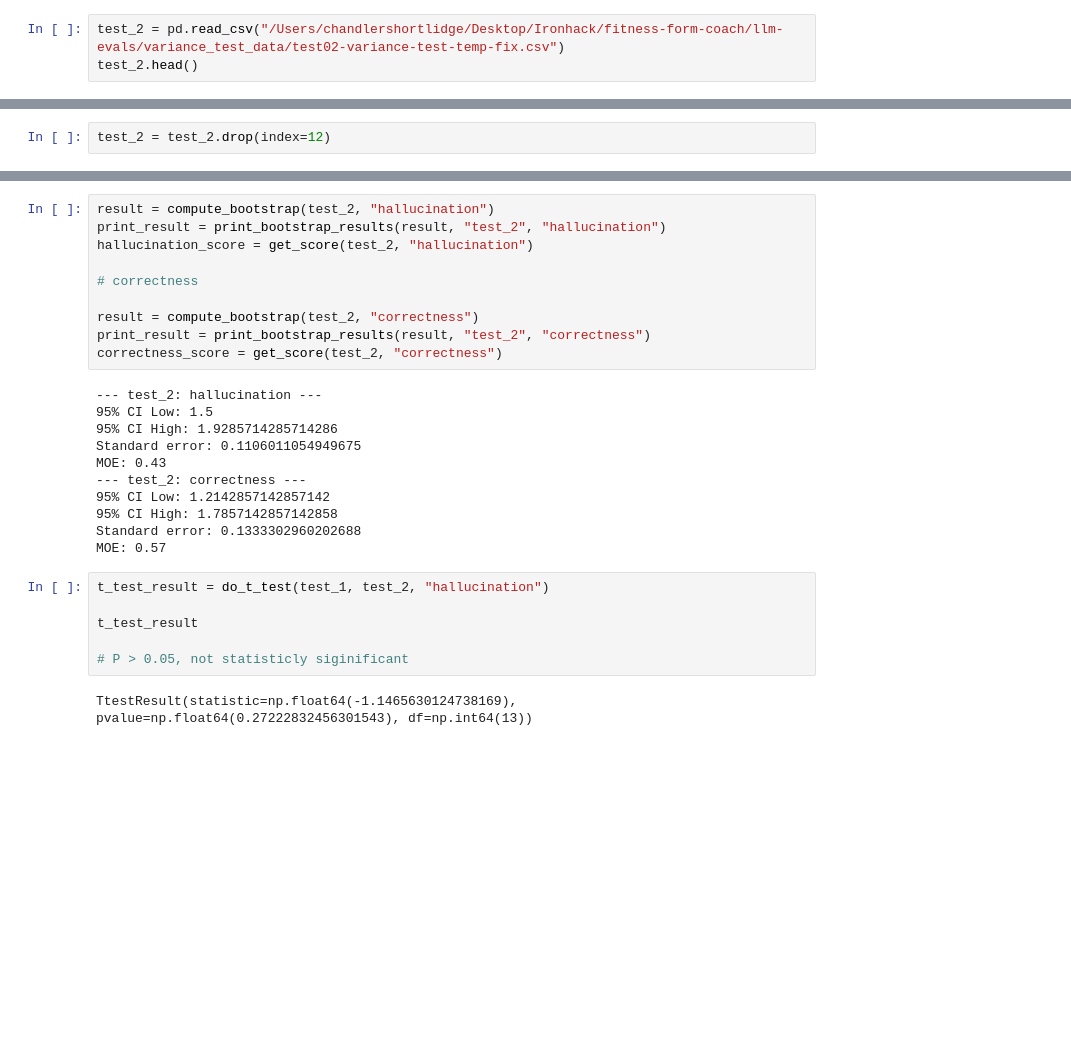
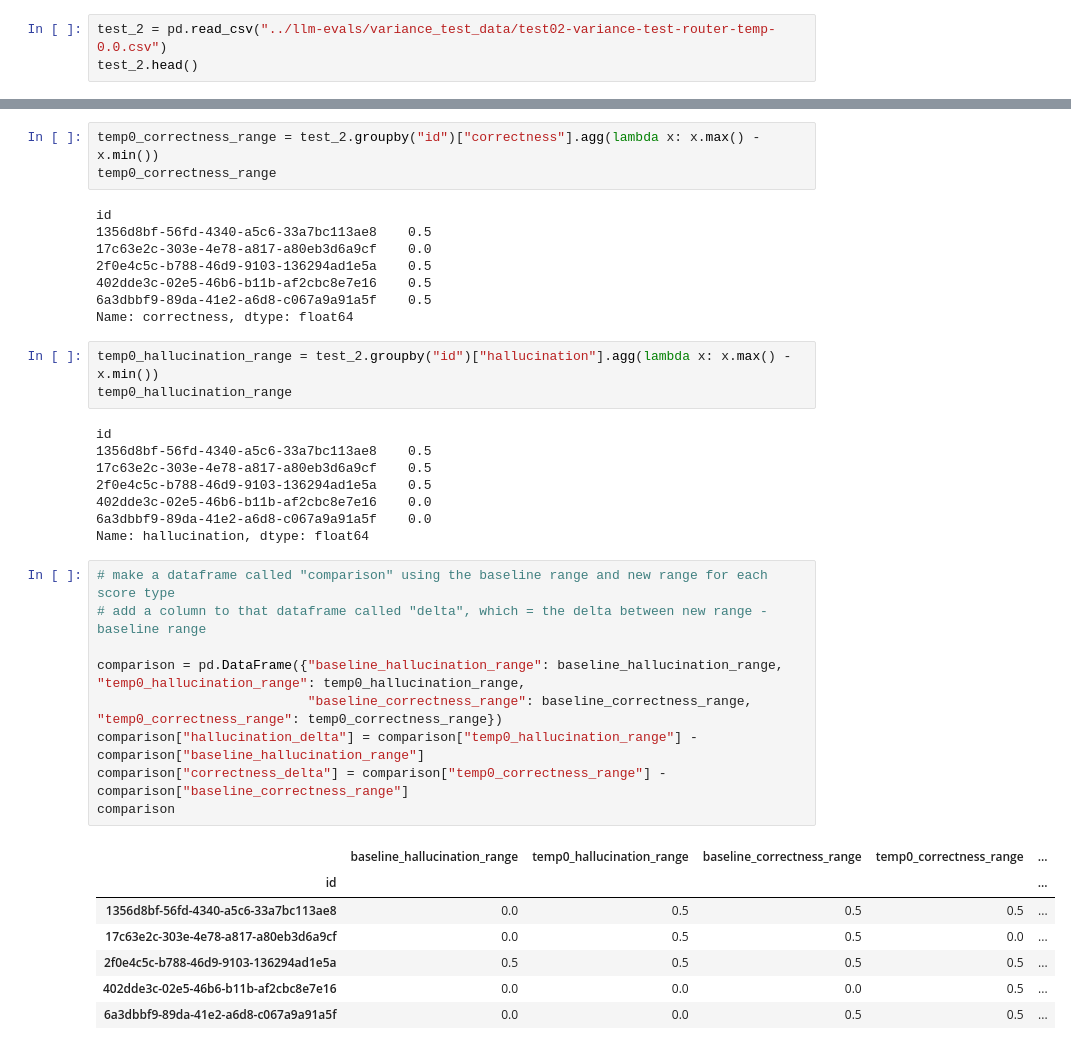
Before and after one commit to chandlershortlidge/form-coach-ai, a Jupyter notebook: llm-evals/variance_evals.ipynb, the cells around one changed output, grey strips where cells are left out. Cells and saved outputs as stored; diff of their text form; blank space fills up the shorter version.

Commit message:
temp change variance eval done

```diff
--- a/llm-evals/variance_evals.ipynb
+++ b/llm-evals/variance_evals.ipynb
@@ -97,5 +37,5 @@ MOE: 0.50
 # %%
-test_2 = pd.read_csv("/Users/chandlershortlidge/Desktop/Ironhack/fitness-form-coach/llm-evals/variance_test_data/test02-variance-test-temp-fix.csv")
+test_2 = pd.read_csv("../llm-evals/variance_test_data/test02-variance-test-router-temp-0.0.csv")
 test_2.head()
 # %% [output]
 |  | id | inputs | reference_outputs | session_name | repetition | outputs | run | status | error | ... |
@@ -107,2 +46,0 @@ test_2.head()
-# %%
-test_2 = test_2.drop(index=12)
@@ -127,29 +47,39 @@ dtype: int64
-# %%
-result = compute_bootstrap(test_2, "hallucination")
-print_result = print_bootstrap_results(result, "test_2", "hallucination")
-hallucination_score = get_score(test_2, "hallucination")
-
-# correctness
-
-result = compute_bootstrap(test_2, "correctness")
-print_result = print_bootstrap_results(result, "test_2", "correctness")
-correctness_score = get_score(test_2, "correctness")
-# %% [output]
---- test_2: hallucination ---
-95% CI Low: 1.5
-95% CI High: 1.9285714285714286
-Standard error: 0.1106011054949675
-MOE: 0.43
---- test_2: correctness ---
-95% CI Low: 1.2142857142857142
-95% CI High: 1.7857142857142858
-Standard error: 0.1333302960202688
-MOE: 0.57
-# %%
-t_test_result = do_t_test(test_1, test_2, "hallucination")
-
-t_test_result
-
-# P > 0.05, not statisticly siginificant
-# %% [output]
-TtestResult(statistic=np.float64(-1.1465630124738169), pvalue=np.float64(0.27222832456301543), df=np.int64(13))
+# %%
+temp0_correctness_range = test_2.groupby("id")["correctness"].agg(lambda x: x.max() - x.min())
+temp0_correctness_range
+# %% [output]
+id
+1356d8bf-56fd-4340-a5c6-33a7bc113ae8    0.5
+17c63e2c-303e-4e78-a817-a80eb3d6a9cf    0.0
+2f0e4c5c-b788-46d9-9103-136294ad1e5a    0.5
+402dde3c-02e5-46b6-b11b-af2cbc8e7e16    0.5
+6a3dbbf9-89da-41e2-a6d8-c067a9a91a5f    0.5
+Name: correctness, dtype: float64
+# %%
+temp0_hallucination_range = test_2.groupby("id")["hallucination"].agg(lambda x: x.max() - x.min())
+temp0_hallucination_range
+# %% [output]
+id
+1356d8bf-56fd-4340-a5c6-33a7bc113ae8    0.5
+17c63e2c-303e-4e78-a817-a80eb3d6a9cf    0.5
+2f0e4c5c-b788-46d9-9103-136294ad1e5a    0.5
+402dde3c-02e5-46b6-b11b-af2cbc8e7e16    0.0
+6a3dbbf9-89da-41e2-a6d8-c067a9a91a5f    0.0
+Name: hallucination, dtype: float64
+# %%
+# make a dataframe called "comparison" using the baseline range and new range for each score type
+# add a column to that dataframe called "delta", which = the delta between new range - baseline range
+
+comparison = pd.DataFrame({"baseline_hallucination_range": baseline_hallucination_range, "temp0_hallucination_range": temp0_hallucination_range,
+                           "baseline_correctness_range": baseline_correctness_range, "temp0_correctness_range": temp0_correctness_range})
+comparison["hallucination_delta"] = comparison["temp0_hallucination_range"] - comparison["baseline_hallucination_range"]
+comparison["correctness_delta"] = comparison["temp0_correctness_range"] - comparison["baseline_correctness_range"]
+comparison
+# %% [output]
+|  | baseline_hallucination_range | temp0_hallucination_range | baseline_correctness_range | temp0_correctness_range | ... |
+| id |  |  |  |  | ... |
+| 1356d8bf-56fd-4340-a5c6-33a7bc113ae8 | 0.0 | 0.5 | 0.5 | 0.5 | ... |
+| 17c63e2c-303e-4e78-a817-a80eb3d6a9cf | 0.0 | 0.5 | 0.5 | 0.0 | ... |
+| 2f0e4c5c-b788-46d9-9103-136294ad1e5a | 0.5 | 0.5 | 0.5 | 0.5 | ... |
+| 402dde3c-02e5-46b6-b11b-af2cbc8e7e16 | 0.0 | 0.0 | 0.0 | 0.5 | ... |
+| 6a3dbbf9-89da-41e2-a6d8-c067a9a91a5f | 0.0 | 0.0 | 0.5 | 0.5 | ... |
```
Also changed, not shown: parts of 13 cells of this notebook, 1 other file.
